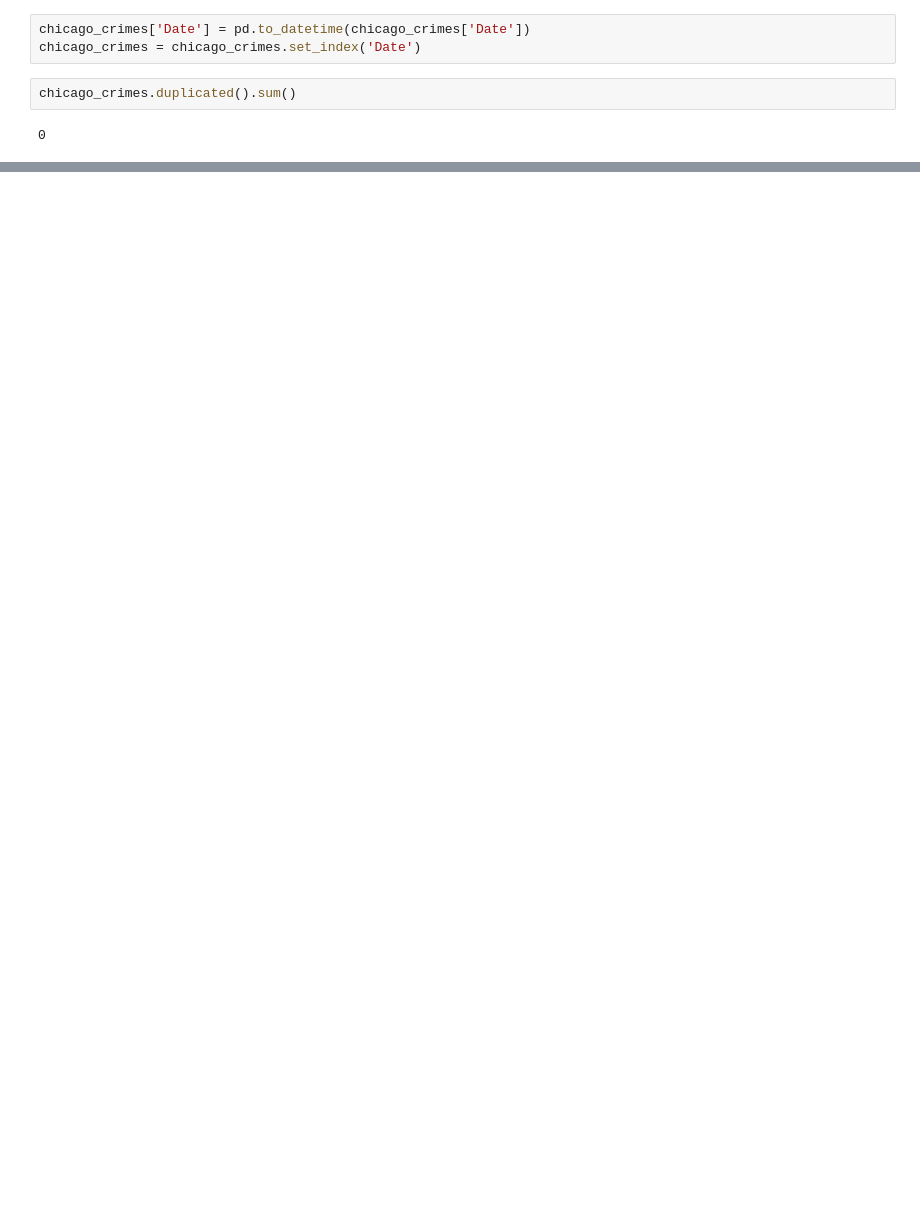
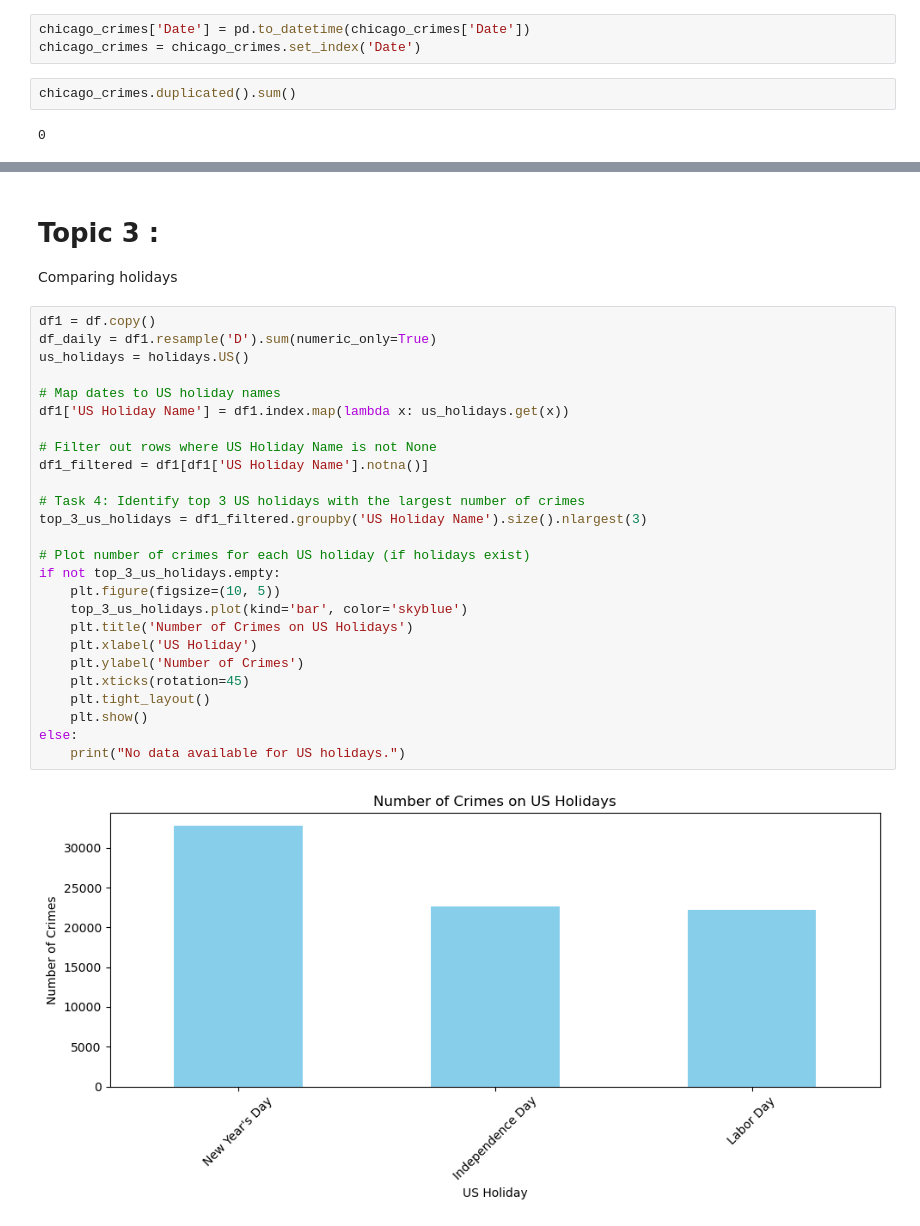
Before and after one commit to medayoubaziz1993/Chicago-Crime-Data, a Jupyter notebook: Part1.ipynb, the cells around one changed output, grey strips where cells are left out. Drawn from its saved outputs; the diff is of its cells as text; blank space fills up the shorter version.

```diff
--- a/Part1.ipynb
+++ b/Part1.ipynb
@@ -171,0 +229,31 @@ Comparing Police Districts
+# %% [markdown]
+# Topic 3 :
+Comparing holidays
+# %%
+df1 = df.copy()
+df_daily = df1.resample('D').sum(numeric_only=True)
+us_holidays = holidays.US()
+
+# Map dates to US holiday names
+df1['US Holiday Name'] = df1.index.map(lambda x: us_holidays.get(x))
+
+# Filter out rows where US Holiday Name is not None
+df1_filtered = df1[df1['US Holiday Name'].notna()]
+
+# Task 4: Identify top 3 US holidays with the largest number of crimes
+top_3_us_holidays = df1_filtered.groupby('US Holiday Name').size().nlargest(3)
+
+# Plot number of crimes for each US holiday (if holidays exist)
+if not top_3_us_holidays.empty:
+    plt.figure(figsize=(10, 5))
+    top_3_us_holidays.plot(kind='bar', color='skyblue')
+    plt.title('Number of Crimes on US Holidays')
+    plt.xlabel('US Holiday')
+    plt.ylabel('Number of Crimes')
+    plt.xticks(rotation=45)
+    plt.tight_layout()
+    plt.show()
+else:
+    print("No data available for US holidays.")
+# %% [output]
+[figure, added]
```
Also changed, not shown: parts of 9 cells of this notebook.
